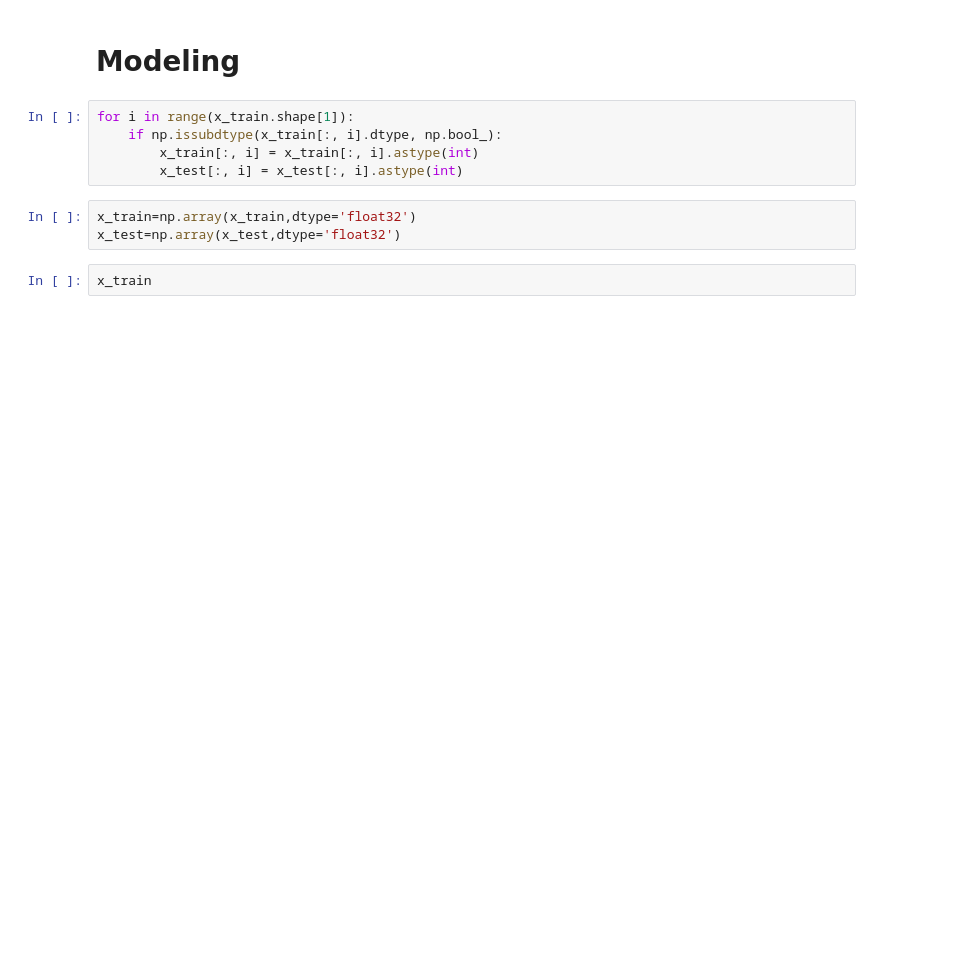
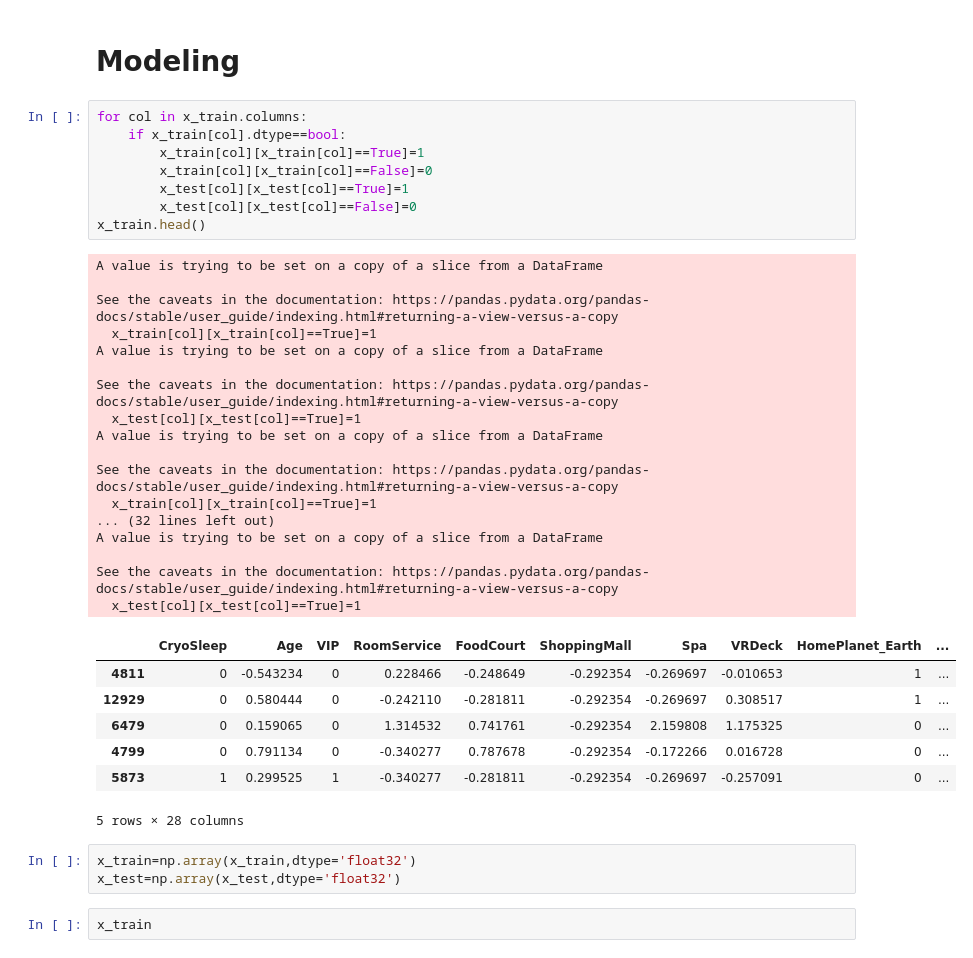
Before and after one commit to MarcosCamara01/deep-learning-mini-projects, a Jupyter notebook: spaceship-titanic-clasification/spaceship-clasifiction.ipynb, the cells around one changed output. Cells and saved outputs as stored; diff of their text form; blank space fills up the shorter version.

```diff
--- a/spaceship-titanic-clasification/spaceship-clasifiction.ipynb
+++ b/spaceship-titanic-clasification/spaceship-clasifiction.ipynb
@@ -436,10 +456,38 @@ x_train.shape,y_train.shape,x_test.shape,y_test.shape,pred.shape
 # %% [markdown]
 # Modeling
 # %%
-for i in range(x_train.shape[1]):
-    if np.issubdtype(x_train[:, i].dtype, np.bool_):
-        x_train[:, i] = x_train[:, i].astype(int)
-        x_test[:, i] = x_test[:, i].astype(int)
+for col in x_train.columns:
+    if x_train[col].dtype==bool:
+        x_train[col][x_train[col]==True]=1
+        x_train[col][x_train[col]==False]=0
+        x_test[col][x_test[col]==True]=1
+        x_test[col][x_test[col]==False]=0
+x_train.head()
+# %% [output]
+A value is trying to be set on a copy of a slice from a DataFrame
+
+See the caveats in the documentation: https://pandas.pydata.org/pandas-docs/stable/user_guide/indexing.html#returning-a-view-versus-a-copy
+  x_train[col][x_train[col]==True]=1
+A value is trying to be set on a copy of a slice from a DataFrame
+
+See the caveats in the documentation: https://pandas.pydata.org/pandas-docs/stable/user_guide/indexing.html#returning-a-view-versus-a-copy
+  x_test[col][x_test[col]==True]=1
+A value is trying to be set on a copy of a slice from a DataFrame
+
+See the caveats in the documentation: https://pandas.pydata.org/pandas-docs/stable/user_guide/indexing.html#returning-a-view-versus-a-copy
+  x_train[col][x_train[col]==True]=1
+... (32 lines left out)
+A value is trying to be set on a copy of a slice from a DataFrame
+
+See the caveats in the documentation: https://pandas.pydata.org/pandas-docs/stable/user_guide/indexing.html#returning-a-view-versus-a-copy
+  x_test[col][x_test[col]==True]=1
+|  | CryoSleep | Age | VIP | RoomService | FoodCourt | ShoppingMall | Spa | VRDeck | HomePlanet_Earth | ... |
+| 4811 | 0 | -0.543234 | 0 | 0.228466 | -0.248649 | -0.292354 | -0.269697 | -0.010653 | 1 | ... |
+| 12929 | 0 | 0.580444 | 0 | -0.242110 | -0.281811 | -0.292354 | -0.269697 | 0.308517 | 1 | ... |
+| 6479 | 0 | 0.159065 | 0 | 1.314532 | 0.741761 | -0.292354 | 2.159808 | 1.175325 | 0 | ... |
+| 4799 | 0 | 0.791134 | 0 | -0.340277 | 0.787678 | -0.292354 | -0.172266 | 0.016728 | 0 | ... |
+| 5873 | 1 | 0.299525 | 1 | -0.340277 | -0.281811 | -0.292354 | -0.269697 | -0.257091 | 0 | ... |
+5 rows × 28 columns
 # %%
 x_train=np.array(x_train,dtype='float32')
 x_test=np.array(x_test,dtype='float32')
```
Also changed, not shown: parts of 26 cells of this notebook, 6 other files.
